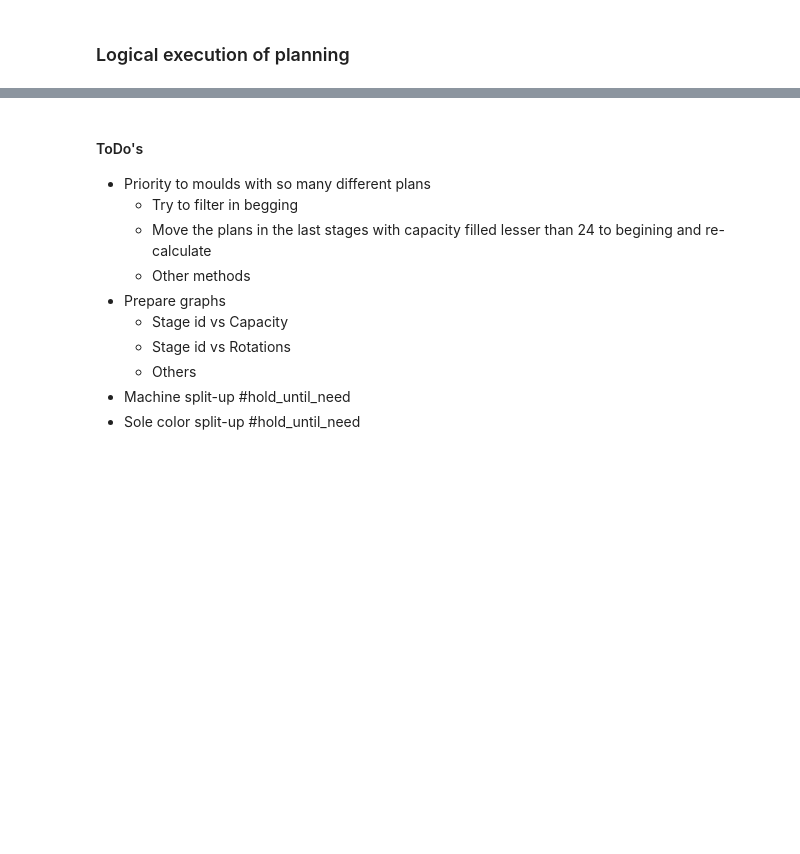
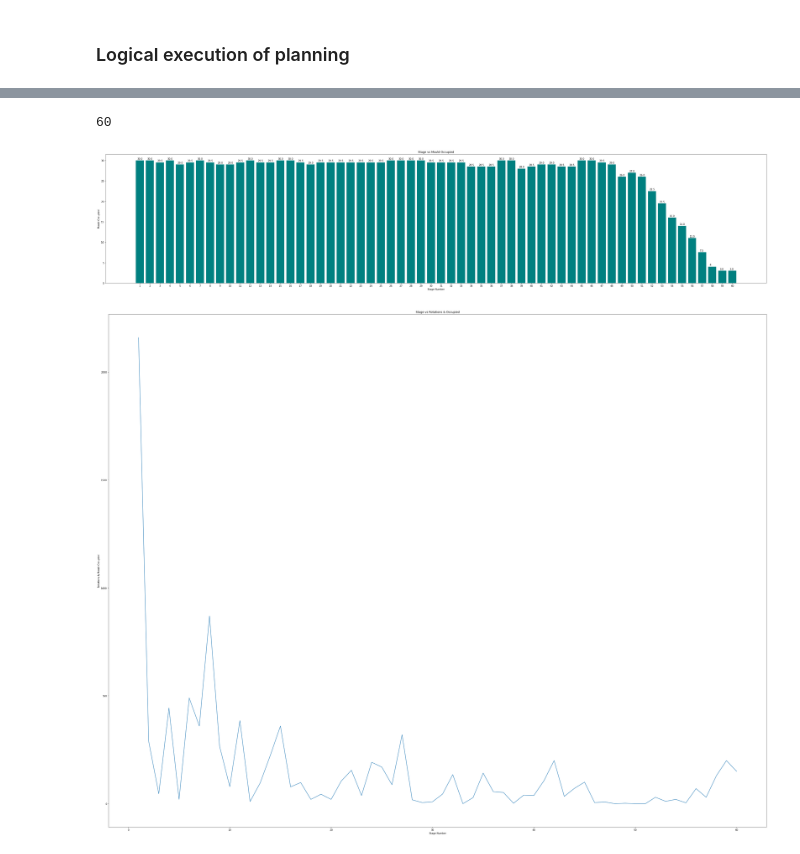
Before and after one commit to fortunebr/fbr_proj_plan, a Jupyter notebook: run.ipynb, the cells around one changed output, grey strips where cells are left out. Saved outputs shown, nothing was run; the diff lists cells and outputs as text; code cells hidden in the pictures; blank space fills up the shorter version.

Commit message:
Included sample graphical representation

```diff
--- a/run.ipynb
+++ b/run.ipynb
@@ -173,16 +174,15 @@ class Machine:
     def used_space(self):
         """Used mould space in the machine"""
         return sum(p.mld_space for p in self.active_stage.plans)
-
     @property
-    def rotations(self) -> int:
-        """Total rotations completed by machine."""
-        return self._rotations
+    def add_rotations(self, rot:int):
+        self._rotations += rot
 
     @property
     def add_change_count(self):
-        # Fix: Available from number of stages
+        # Available from number of stages
         self._change_count += 1
+
 
     def add_plan(self, plan:Plan):
         """Add plan to stage"""
@@ -193,6 +193,7 @@ class Machine:
                 if q > 0:
                     plan.mould.running[i] += 1
 
+
     def change_stage(self):
         """Remove finished plan from stage"""
         new_idx = self.active_stage.idx + 1
@@ -318 +328,6 @@ plans
+# %%
+# Number of stages including active stage
+len(m1.stages) + 1
+# %% [output]
+60
 # %%
@@ -328,12 +344,12 @@ with open(f"sample.csv", "w+") as f:
-# %% [markdown]
-#### ToDo's
-* Priority to moulds with so many different plans
-    * Try to filter in begging
-    * Move the plans in the last stages with capacity filled lesser than 24 to begining and re-calculate
-    * Other methods
-* Prepare graphs
-    * Stage id vs Capacity
-    * Stage id vs Rotations
-    * Others
-* Machine split-up   #hold_until_need
-* Sole color split-up   #hold_until_need
+# %%
+# Prepare data for graphical representation
+stage_nos = []
+mould_occu = []
+s_rotations = []
+for s in m1.stages:
+    stage_nos.append(s.idx)
+    mould_occu.append(s.mld_space_occupied)
+    s_rotations.append(s.stage_rotations)
+stage_nos.append(m1.active_stage.idx)
+mould_occu.append(m1.active_stage.mld_space_occupied)
+s_rotations.append(m1.active_stage.stage_rotations)
@@ -339,0 +365,20 @@ with open(f"sample.csv", "w+") as f:
+# %%
+# plt.figure(figsize=(50,10))
+fig1, ax1 = plt.subplots(figsize=(50,10))
+fig2, ax2 = plt.subplots(figsize=(50,40))
+ax1.bar(stage_nos, mould_occu, tick_label=stage_nos, width=0.8, color=['teal'])
+ax2.plot(stage_nos, s_rotations)
+# ax2.plot(stage_nos, mould_occu)
+ax1.set_title("Stage vs Mould Occupied")
+ax1.set_xlabel("Stage Number")
+ax1.set_ylabel("Mould Occupied")
+ax2.set_title("Stage vs Rotations & Occupied")
+ax2.set_xlabel("Stage Number")
+ax2.set_ylabel("Rotations & Mould Occupied")
+for i, v in enumerate(mould_occu):
+    ax1.text(stage_nos[i]-.25, mould_occu[i]+.25, str(mould_occu[i]))
+    # ax2.text(stage_nos[i]-.25, mould_occu[i]+.25, str(mould_occu[i]))
+plt.show()
+# %% [output]
+[figure, added]
+[figure, added]
```
Also changed, not shown: parts of 13 cells of this notebook, 3 other files.
